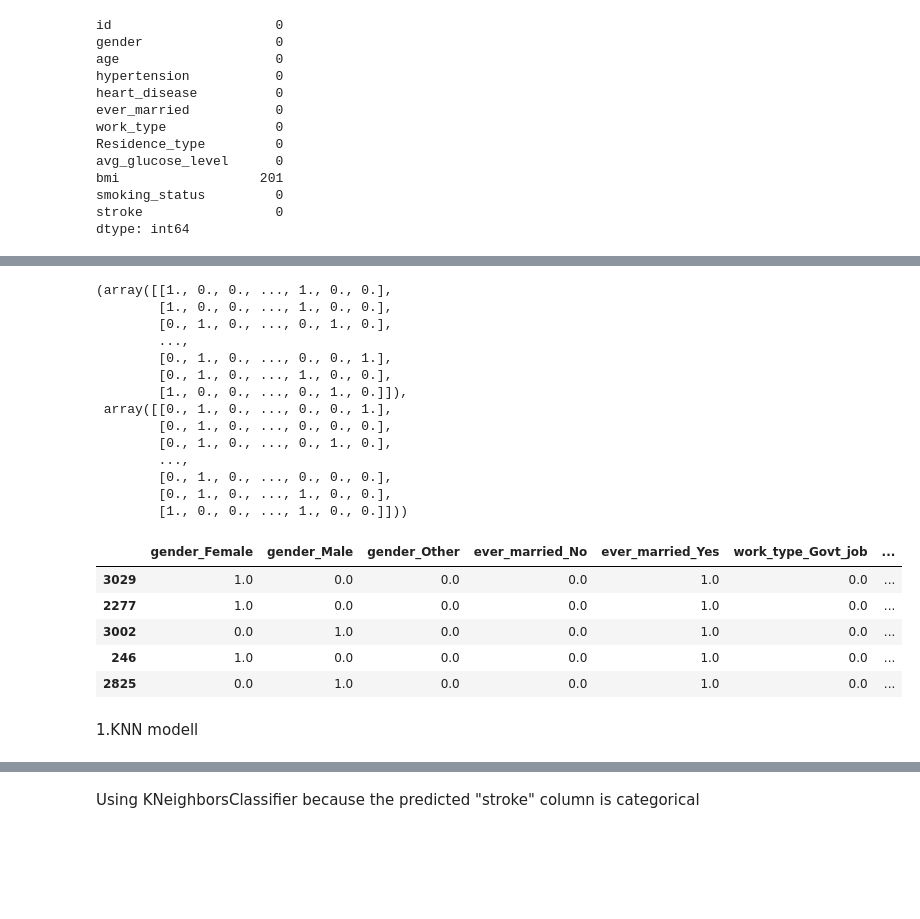
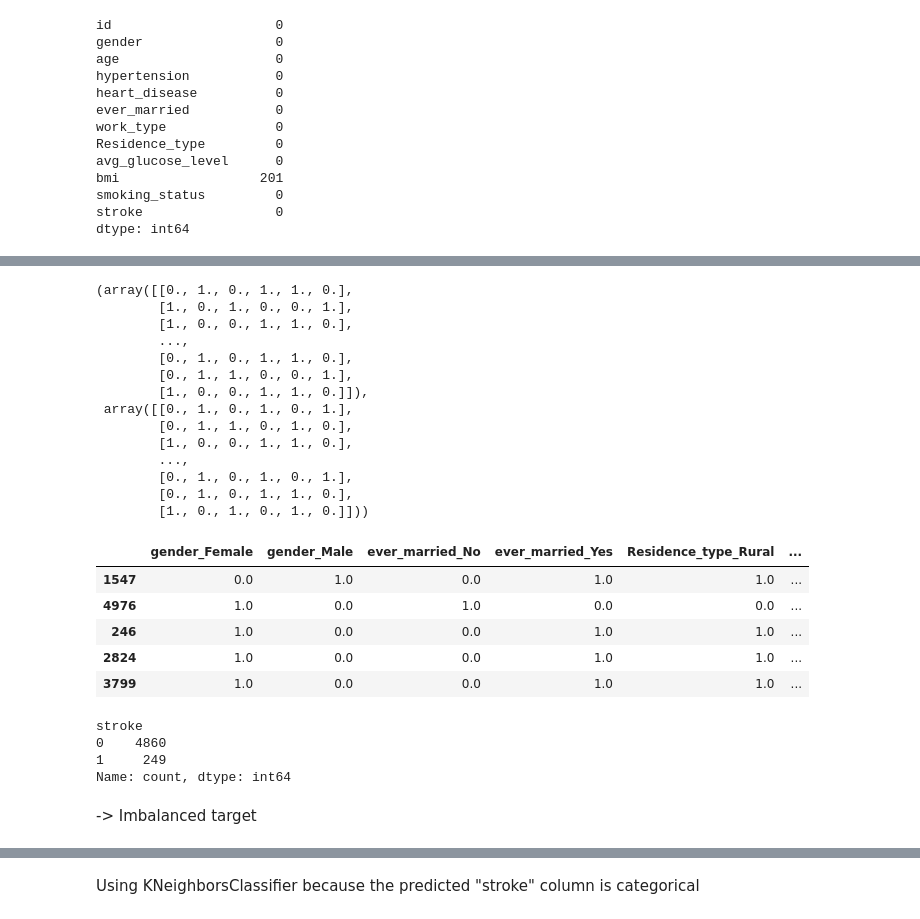
Before and after one commit to Egbe34/ML-Project, a Jupyter notebook: notebooks/robert_ml_101.ipynb, the cells around one changed output, grey strips where cells are left out. Cells and saved outputs as stored; diff of their text form; code cells hidden in the pictures; blank space fills up the shorter version.

```diff
--- a/notebooks/robert_ml_101.ipynb
+++ b/notebooks/robert_ml_101.ipynb
@@ -49,3 +71,4 @@ stroke                 0
 dtype: int64
 # %%
 df["bmi"] = df["bmi"].fillna(df["bmi"].mean())
+df = df[df["gender"] != "Other"]
@@ -51,0 +91,4 @@ df["bmi"] = df["bmi"].fillna(df["bmi"].mean())
+# %%
+df["work_type"] = df["work_type"].map({"Private": 4, "Self-employed": 3, "Govt_job": 2, "children": 1, "Never_worked": 0})
+df["smoking_status"] = df["smoking_status"].map({"smokes": 3, "Unknown": 2, "formerly smoked": 1, "never smoked": 0})
+df.head()
@@ -112,36 +191,36 @@ from sklearn.preprocessing import OneHotEncoder
 
 ohe = OneHotEncoder(sparse_output=False)
 
-ohe.fit(X_train[['gender', 'ever_married', 'work_type', 'Residence_type', 'smoking_status']])
-X_train_obj_trans = ohe.transform(X_train[['gender', 'ever_married', 'work_type', 'Residence_type', 'smoking_status']])
-X_test_obj_trans = ohe.transform(X_test[['gender', 'ever_married', 'work_type', 'Residence_type', 'smoking_status']])
+ohe.fit(X_train[['gender', 'ever_married', 'Residence_type']])
+X_train_obj_trans = ohe.transform(X_train[['gender', 'ever_married',  'Residence_type']])
+X_test_obj_trans = ohe.transform(X_test[['gender', 'ever_married', 'Residence_type']])
 # %%
 X_train_obj_trans,X_test_obj_trans
 # %% [output]
-(array([[1., 0., 0., ..., 1., 0., 0.],
-        [1., 0., 0., ..., 1., 0., 0.],
-        [0., 1., 0., ..., 0., 1., 0.],
+(array([[0., 1., 0., 1., 1., 0.],
+        [1., 0., 1., 0., 0., 1.],
+        [1., 0., 0., 1., 1., 0.],
         ...,
-        [0., 1., 0., ..., 0., 0., 1.],
-        [0., 1., 0., ..., 1., 0., 0.],
-        [1., 0., 0., ..., 0., 1., 0.]]),
- array([[0., 1., 0., ..., 0., 0., 1.],
-        [0., 1., 0., ..., 0., 0., 0.],
-        [0., 1., 0., ..., 0., 1., 0.],
+        [0., 1., 0., 1., 1., 0.],
+        [0., 1., 1., 0., 0., 1.],
+        [1., 0., 0., 1., 1., 0.]]),
+ array([[0., 1., 0., 1., 0., 1.],
+        [0., 1., 1., 0., 1., 0.],
+        [1., 0., 0., 1., 1., 0.],
         ...,
-        [0., 1., 0., ..., 0., 0., 0.],
-        [0., 1., 0., ..., 1., 0., 0.],
-        [1., 0., 0., ..., 1., 0., 0.]]))
+        [0., 1., 0., 1., 0., 1.],
+        [0., 1., 0., 1., 1., 0.],
+        [1., 0., 1., 0., 1., 0.]]))
 # %%
-X_train_obj_trans = pd.DataFrame(X_train_obj_trans, columns=ohe.get_feature_names_out(), index=X_train.index)
-X_test_obj_trans = pd.DataFrame(X_test_obj_trans, columns=ohe.get_feature_names_out(), index=X_test.index)
+X_train_obj_ohe = pd.DataFrame(X_train_obj_trans, columns=ohe.get_feature_names_out(), index=X_train.index)
+X_test_obj_ohe = pd.DataFrame(X_test_obj_trans, columns=ohe.get_feature_names_out(), index=X_test.index)
 
-X_train_obj_trans.head()
+X_train_obj_ohe.head()
 # %% [output]
-|  | gender_Female | gender_Male | gender_Other | ever_married_No | ever_married_Yes | work_type_Govt_job | ... |
-| 3029 | 1.0 | 0.0 | 0.0 | 0.0 | 1.0 | 0.0 | ... |
-| 2277 | 1.0 | 0.0 | 0.0 | 0.0 | 1.0 | 0.0 | ... |
-| 3002 | 0.0 | 1.0 | 0.0 | 0.0 | 1.0 | 0.0 | ... |
-| 246 | 1.0 | 0.0 | 0.0 | 0.0 | 1.0 | 0.0 | ... |
-| 2825 | 0.0 | 1.0 | 0.0 | 0.0 | 1.0 | 0.0 | ... |
+|  | gender_Female | gender_Male | ever_married_No | ever_married_Yes | Residence_type_Rural | ... |
+| 1547 | 0.0 | 1.0 | 0.0 | 1.0 | 1.0 | ... |
+| 4976 | 1.0 | 0.0 | 1.0 | 0.0 | 0.0 | ... |
+| 246 | 1.0 | 0.0 | 0.0 | 1.0 | 1.0 | ... |
+| 2824 | 1.0 | 0.0 | 0.0 | 1.0 | 1.0 | ... |
+| 3799 | 1.0 | 0.0 | 0.0 | 1.0 | 1.0 | ... |
 # %%
@@ -152,2 +231,9 @@ from sklearn.neighbors import KNeighborsClassifier,KNeighborsRegressor
-# %% [markdown]
-1.KNN modell
+# %%
+target.value_counts()
+# %% [output]
+stroke
+0    4860
+1     249
+Name: count, dtype: int64
+# %% [markdown]
+-> Imbalanced target
```
Also changed, not shown: parts of 29 cells of this notebook.
